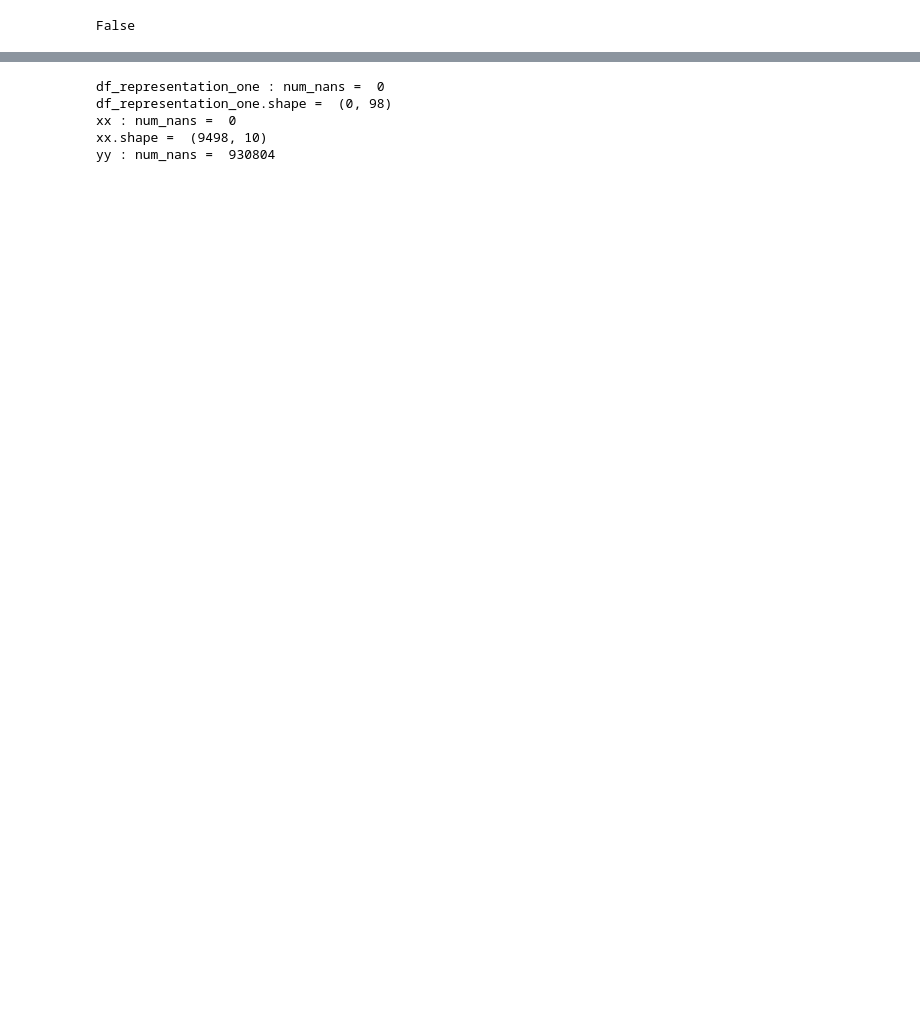
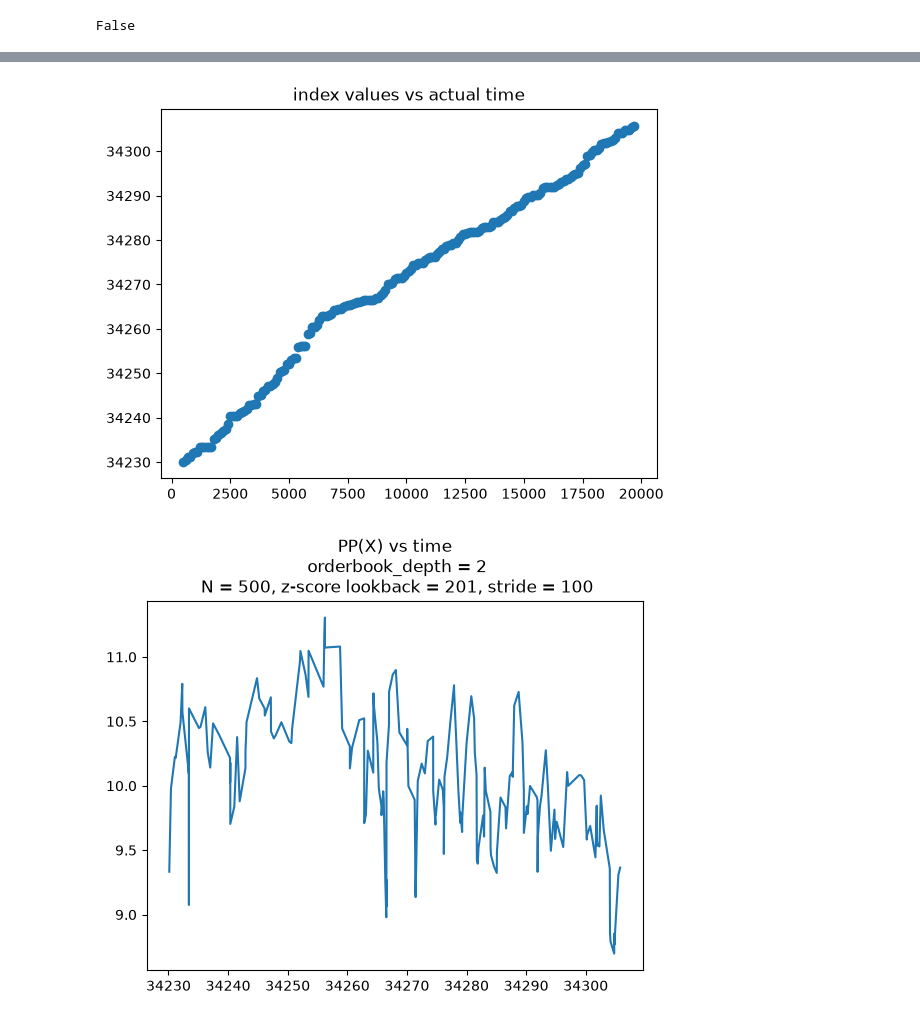
Before and after one commit to RobertGBoyce/PP_LOB, a Jupyter notebook: Representation_one.ipynb, the cells around one changed output, grey strips where cells are left out. Cells and saved outputs as stored; diff of their text form; code cells hidden in the pictures; blank space fills up the shorter version.

```diff
--- a/Representation_one.ipynb
+++ b/Representation_one.ipynb
@@ -23,8 +23,8 @@ import PatnaikPearson as pp
 message_file = 'Data/AAPL_2026-03-04_34140000_57660000_message_10.csv'
 orderbook_file='Data/AAPL_2026-03-04_34140000_57660000_orderbook_10.csv'
 # %%
-use_price_diffs_z_scores = True
-use_cum_size_z_scores = True
+use_price_diffs_z_scores = True # good
+use_cum_size_z_scores = True # good
 use_log_cum_size_z_scores = True
 use_ob_imbalance = True
 use_ob_imbalance_z_scores = True
@@ -32,12 +32,15 @@ use_ob_log_imbalance = True
 use_ob_log_imbalance_z_scores = True
 use_total_size_z_scores = True
 use_log_total_size_z_scores = True
-lookback = 1001
+lookback = 201
 
 min_index = 30000
 max_index = min_index + 20000
 
+orderbook_depth = 2
+
 df_rep = LOB.create_representation_one(orderbook_file,
+                                       message_file,
                                        use_price_diffs_z_scores,
                                        use_cum_size_z_scores,
                                        use_log_cum_size_z_scores,
@@ -49,5 +52,6 @@ df_rep = LOB.create_representation_one(orderbook_file,
                                        use_log_total_size_z_scores,
                                        lookback,
                                        min_index,
-                                       max_index)
+                                       max_index,
+                                       orderbook_depth)
 # %%
@@ -104,14 +110,17 @@ PP(X) =  16.919153422053938
 # %%
-stride = 50
+stride = 100
 N = 500
 i_vals = []
+t_vals = []
+pp_dim_X_vals = []
 pp_dim_X_over_dim_X_vals = []
-
 
 for i in np.arange(N, df_rep.shape[0], stride):
     i_vals.append(i)
+    t_vals.append(df_rep["Time"][i])
     X = df_rep.iloc[i - N : i].to_numpy()
     pp_dim_X = pp.calculate_PatnaikPearson_dim(X)
+    pp_dim_X_vals.append(pp_dim_X)
     dim_X = X.shape[1]
     pp_dim_X_over_dim_X_vals.append(pp_dim_X / dim_X)
     print(i, pp_dim_X)
@@ -148,5 +144,0 @@ df_ob = LOB.read_and_format_orderbook(orderbook_file, min_index, max_index)
-# %%
-lookback = 501
-
-df_price_diffs = LOB.generate_orderbook_price_diffs(df_ob)
-df_price_diffs_z_scores = LOB.expw_zscore(df_price_diffs, lookback)
@@ -258,23 +145,23 @@ df_representation_one.shape =  (0, 98)
-# %%
-num_nans = np.count_nonzero(np.isnan(df_representation_one))
-print("df_representation_one : num_nans = ", num_nans)
-print("df_representation_one.shape = ", df_representation_one.shape)
-
-xx = df_ob_log_imbalance[lookback:]
-num_nans = np.count_nonzero(np.isnan(xx))
-print("xx : num_nans = ", num_nans)
-print("xx.shape = ", xx.shape)
-
-yy = pd.concat([df_representation_one, xx], axis = 1)
-num_nans = np.count_nonzero(np.isnan(yy))
-print("yy : num_nans = ", num_nans)
-
-
-
-#df_representation_one = pd.concat([df_representation_one, df_ob_log_imbalance[lookback:]], axis = 1)
-# %% [output]
-df_representation_one : num_nans =  0
-df_representation_one.shape =  (0, 98)
-xx : num_nans =  0
-xx.shape =  (9498, 10)
-yy : num_nans =  930804
+# %%
+title_suffix = "\n orderbook_depth = " + str(orderbook_depth)
+title_suffix += "\n N = " + str(N)
+title_suffix += ", z-score lookback = " + str(lookback)
+title_suffix += ", stride = " + str(stride)
+
+plt.scatter(i_vals, t_vals)
+#plt.plot(i_vals, i_vals, color="red", linestyle="--")
+plt.title("index values vs actual time")
+plt.show()
+
+this_title = "PP(X) vs time" + title_suffix
+plt.plot(t_vals, pp_dim_X_vals)
+plt.title(this_title)
+plt.show()
+
+this_title = "PP(X) / dim(X) vs time" + title_suffix
+plt.plot(t_vals, pp_dim_X_over_dim_X_vals)
+plt.title(this_title)
+plt.show()
+# %% [output]
+[figure, added]
+[figure, added]
```
Also changed, not shown: parts of 12 cells of this notebook.
